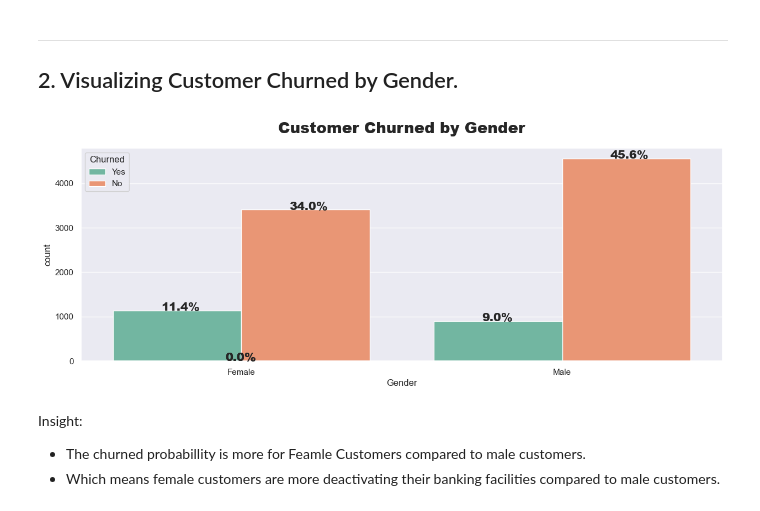
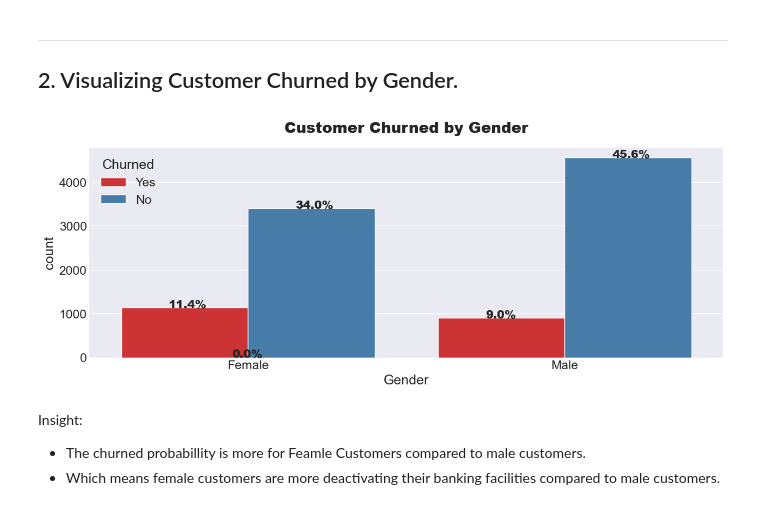
Before and after one commit to Santheeppa/Banking-Churn-Predictor, a Jupyter notebook: notebook/2_eda.ipynb, the cells around one changed output. Cells and saved outputs as stored; diff of their text form; code cells hidden in the pictures.

```diff
--- a/notebook/2_eda.ipynb
+++ b/notebook/2_eda.ipynb
@@ -24,6 +24,8 @@ import numpy as np
 
 # Set plot style
 sns.set(color_codes=True)
+sns.set(style="darkgrid",font_scale=1.5)
+plt.style.use('seaborn-v0_8-darkgrid')
 # %% [markdown]
 ---
 ## 2.) Loading data with Pandas
@@ -136,19 +138,19 @@ plt.show()
 # %%
 def countplot(column):
     plt.figure(figsize=(15,5))
-    ax = sns.countplot(x=column, data=df, hue="Churned",palette="Set2")
+    ax = sns.countplot(x=column, data=df, hue="Churned",palette="Set1")
     for value in ax.patches:
         percentage = "{:.1f}%".format(100*value.get_height()/len(df[column]))
         x = value.get_x() + value.get_width() / 2 - 0.05
         y = value.get_y() + value.get_height()
         ax.annotate(percentage, (x,y), fontweight="black",size=15)
 
     plt.title(f"Customer Churned by {column}",fontweight="black",size=20,pad=20)
     plt.show()
 
 countplot("Gender")
 # %% [output]
-[figure, old version]
+[figure, new version]
 # %% [markdown]
 Insight:
 - The churned probabillity is more for Feamle Customers compared to male customers.
```
Also changed, not shown: parts of 10 cells of this notebook.
